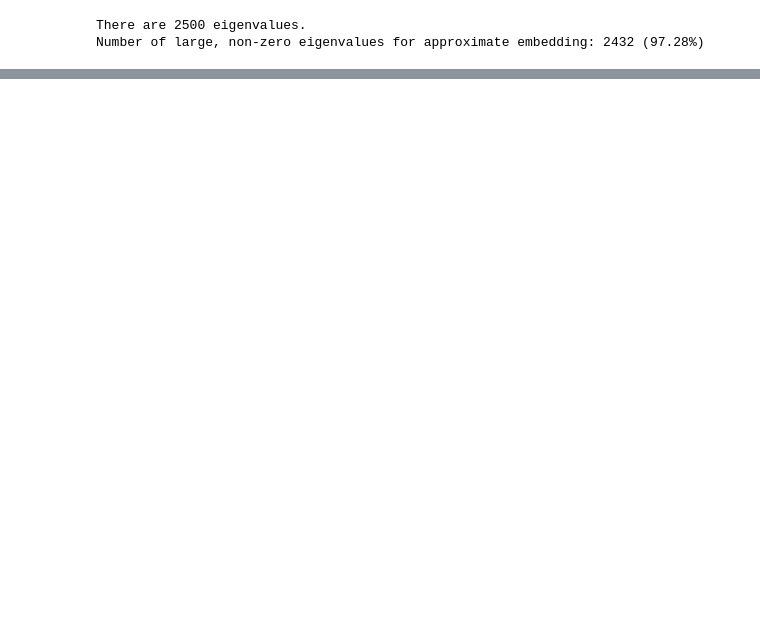
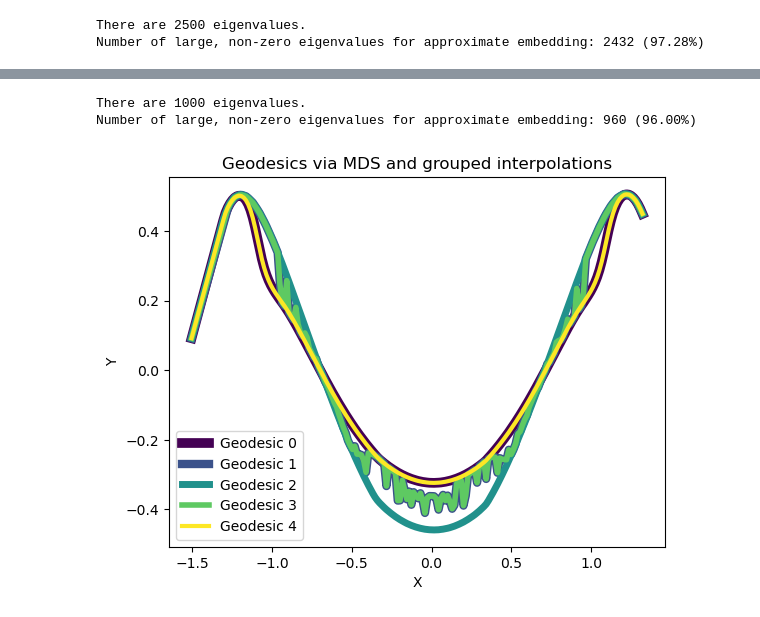
Before and after one commit to laurasaizz/Visualization-S3, a Jupyter notebook: geodesicfam.ipynb, the cells around one changed output, grey strips where cells are left out. Cells and saved outputs as stored; diff of their text form; code cells hidden in the pictures; blank space fills up the shorter version.

```diff
--- a/geodesicfam.ipynb
+++ b/geodesicfam.ipynb
@@ -234,0 +382,9 @@ plt.show()
+# %%
+p_indexes, p_coords = zip(*geodesic_sample_points(5, 200))
+pcoordsarray=np.array(p_coords)
+x, y= mds_sortedeigenv(pcoordsarray,2)
+plot_scatter_with_interpolation(x,y,p_indexes)
+# %% [output]
+There are 1000 eigenvalues.
+Number of large, non-zero eigenvalues for approximate embedding: 960 (96.00%)
+[figure, added]
```
Also changed, not shown: parts of 12 cells of this notebook, 4 other files.
